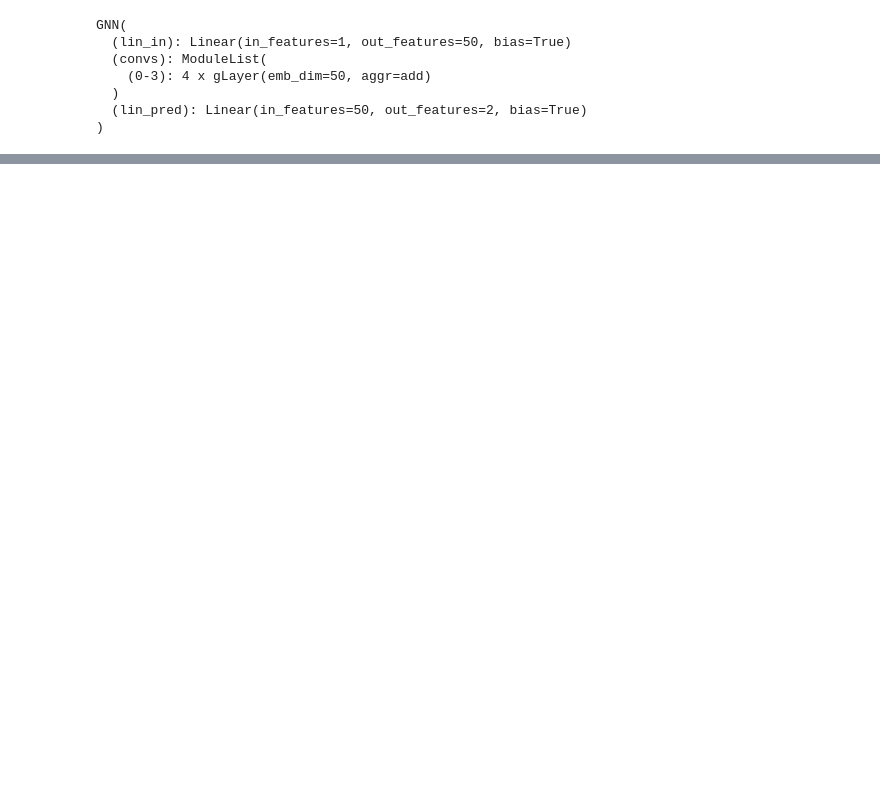
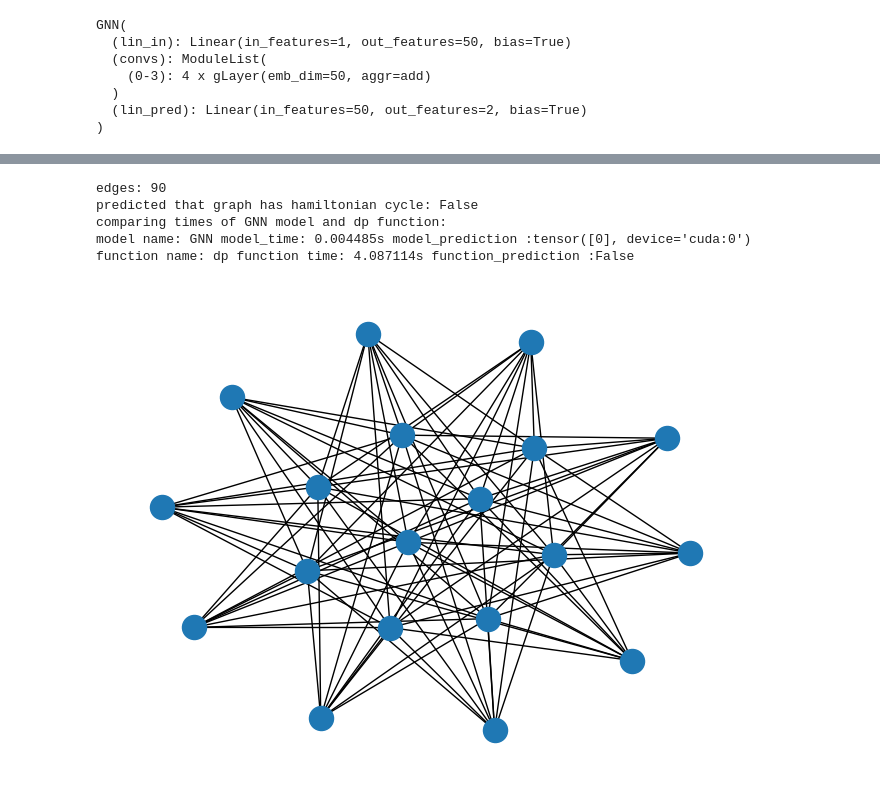
Before and after one commit to kir-7/GNNs, a Jupyter notebook: experiments/HAMD.ipynb, the cells around one changed output, grey strips where cells are left out. Saved outputs shown, nothing was run; the diff lists cells and outputs as text; code cells hidden in the pictures; blank space fills up the shorter version.

```diff
--- a/experiments/HAMD.ipynb
+++ b/experiments/HAMD.ipynb
@@ -331,0 +467,62 @@ KeyboardInterrupt:
+# %%
+def compare(model, model_name, func, func_name, data, graph):
+
+    model_time = 0
+    func_time = 0
+
+    with torch.no_grad():
+
+        start = time.time()
+        prediction = torch.argmax(F.softmax(model(data), dim=1), dim=1)
+        model_time = time.time() - start
+
+    start = time.time()
+    prediction_func = func(graph)
+    func_time = time.time() - start
+
+    return model_time, func_time, prediction, prediction_func
+# %%
+n = 19
+if n%2 == 0:
+    n -= 1
+k1, k2 = (n+1)//2, (n-1)//2
+
+G = create_random_graph_without_hamiltonian_cycle(k1, k2)
+print("edges:", len(G.edges))
+x = torch.zeros((n, 1))
+edge_index = [[], []]
+edge_attr = []
+
+for u, v in G.edges:
+    x[u] += 1
+    x[v] += 1
+    edge_index[0].append(u)
+    edge_index[1].append(v)
+    edge_attr.append(torch.randn(edge_dim))
+
+for i in range(n):
+    if x[i] == 0:
+        edge_index[0].append(i)
+        edge_index[1].append(i)
+        edge_attr.append(torch.Tensor(np.random.standard_cauchy(edge_dim)))
+
+edge_index = torch.Tensor(edge_index).type(torch.LongTensor)
+edge_attr = torch.stack(edge_attr)
+
+d = Data(x=x, edge_index=edge_index, edge_attr=edge_attr, y=1)
+d = d.to('cuda:0')
+nx.draw(G)
+print("predicted that graph has hamiltonian cycle:", True if predict(model, d).item() == 1 else False)
+
+print(f"comparing times of {model_name} model and dp function:")
+
+model_time, func_time, prediction, prediction_func = compare(model, model_name, hamiltonian_cycle_dynamic_programming, "dp", d, G)
+print(f"model name: {model_name} model_time: {model_time:.6f}s model_prediction :{prediction}")
+print(f"function name: dp function time: {func_time:.6f}s function_prediction :{prediction_func}")
+# %% [output]
+edges: 90
+predicted that graph has hamiltonian cycle: False
+comparing times of GNN model and dp function:
+model name: GNN model_time: 0.004485s model_prediction :tensor([0], device='cuda:0')
+function name: dp function time: 4.087114s function_prediction :False
+[figure, added]
```
Also changed, not shown: parts of 26 cells of this notebook, 6 other files.
